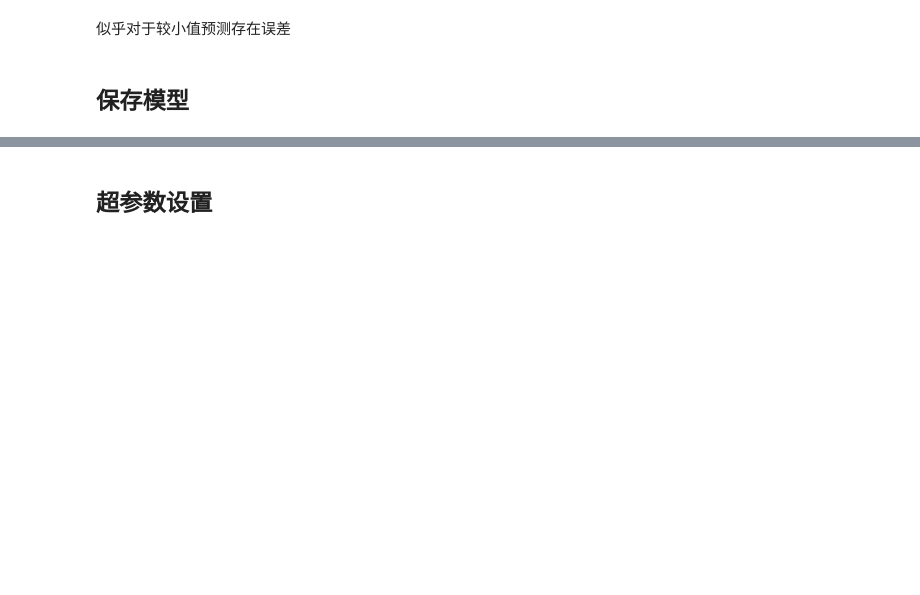
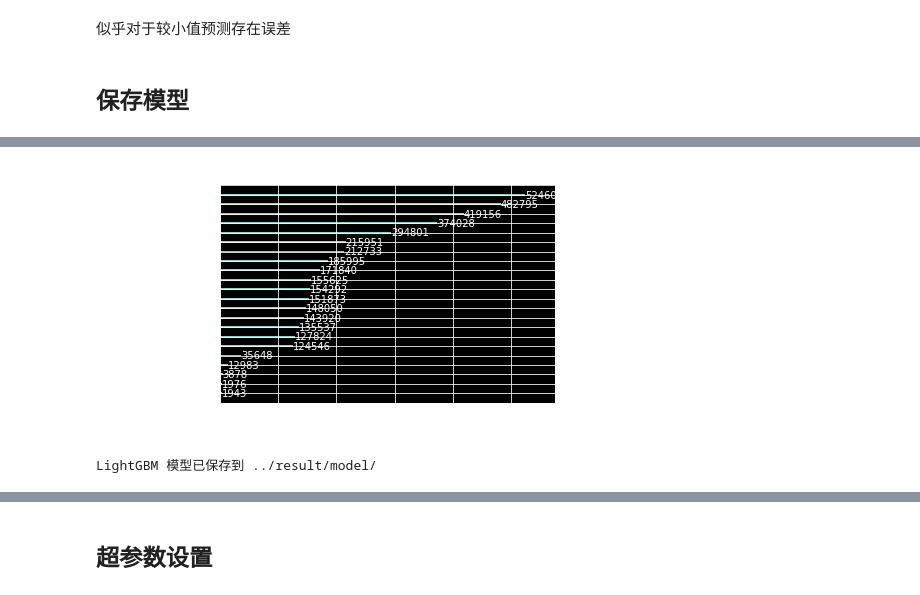
Before and after one commit to Yu-Code666/hh_1, a Jupyter notebook: xgboost-竞争-2023-2025-Copy1.ipynb, the cells around one changed output, grey strips where cells are left out. Cells and saved outputs as stored; diff of their text form; code cells hidden in the pictures; blank space fills up the shorter version.

```diff
--- a/xgboost-竞争-2023-2025-Copy1.ipynb
+++ b/xgboost-竞争-2023-2025-Copy1.ipynb
@@ -525,0 +790,13 @@ print("模型已保存为 xgboost_model_1000.json")
+# %%
+# 特征重要性可视化
+import matplotlib.pyplot as plt
+lgb.plot_importance(model_lgb, max_num_features=30)
+plt.show()
+
+# 保存 LightGBM 模型和可重复使用的 artifacts
+model_lgb.save_model('../result/model/lightgbm_model.txt')
+joblib.dump(model_lgb, '../result/model/lightgbm_model_joblib.pkl')
+print('LightGBM 模型已保存到 ../result/model/')
+# %% [output]
+[figure, added]
+LightGBM 模型已保存到 ../result/model/
```
Also changed, not shown: parts of 13 cells of this notebook, 7 other files.
